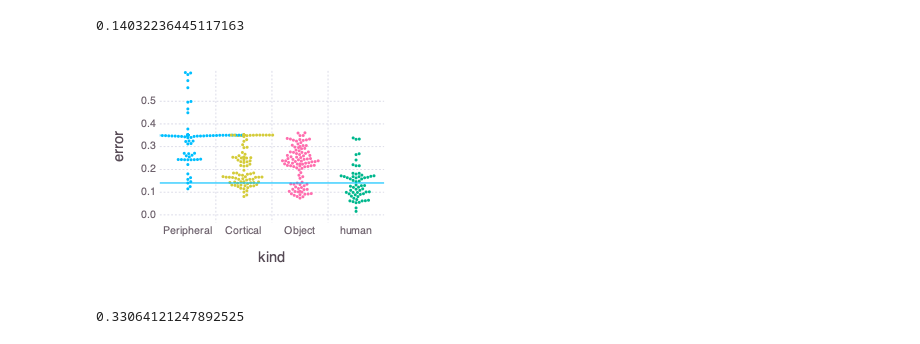
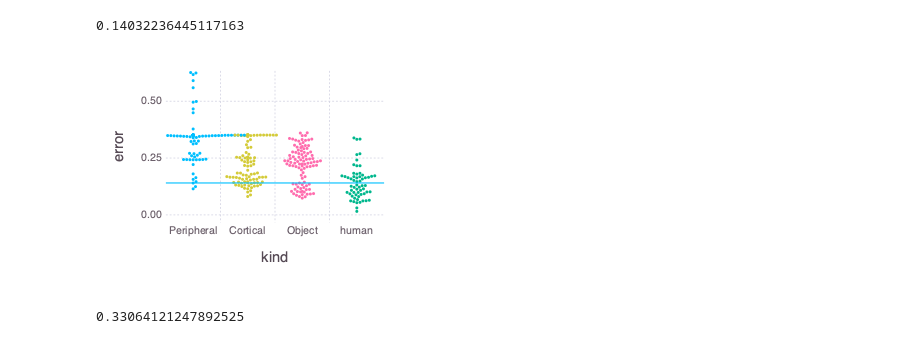
Before and after one commit to haberdashPI/bistable, a Jupyter notebook: notebooks/Figures 2-4.ipynb, the cells around one changed output. Cells and saved outputs as stored; diff of their text form; code cells hidden in the pictures.

```diff
--- a/notebooks/Figures 2-4.ipynb
+++ b/notebooks/Figures 2-4.ipynb
@@ -170,11 +160,13 @@ mean(skipmissing(hstr.x1))
 0.14032236445117163
 # %%
 strplot = plot(dfstr_ind,y=:error,x=:kind,color=:kind,intercept=[mean(skipmissing(hstr.x1))],slope=[0],Geom.abline,Geom.beeswarm(padding=0.05mm),
-    Coord.cartesian(ymax=0.6,ymin=0.0),Theme(key_position=:none,point_size=0.4mm),Guide.xticks(orientation=:horizontal))
+    Coord.cartesian(ymax=0.6,ymin=0.0),Theme(key_position=:none,point_size=0.4mm),
+    Guide.yticks(ticks=[0,0.25,0.5]),
+    Guide.xticks(orientation=:horizontal))
 draw(PNG(3.2inch,2.5inch),strplot)
 draw(PDF(joinpath(plotdir,"fig3B.pdf"),3.2inch,2inch),strplot)
 # %% [output]
-[figure, old version]
+[figure, new version]
 # %%
 mean(hlen.x1)
 # %% [output]
```
Also changed, not shown: parts of 27 cells of this notebook, 11 other files.
